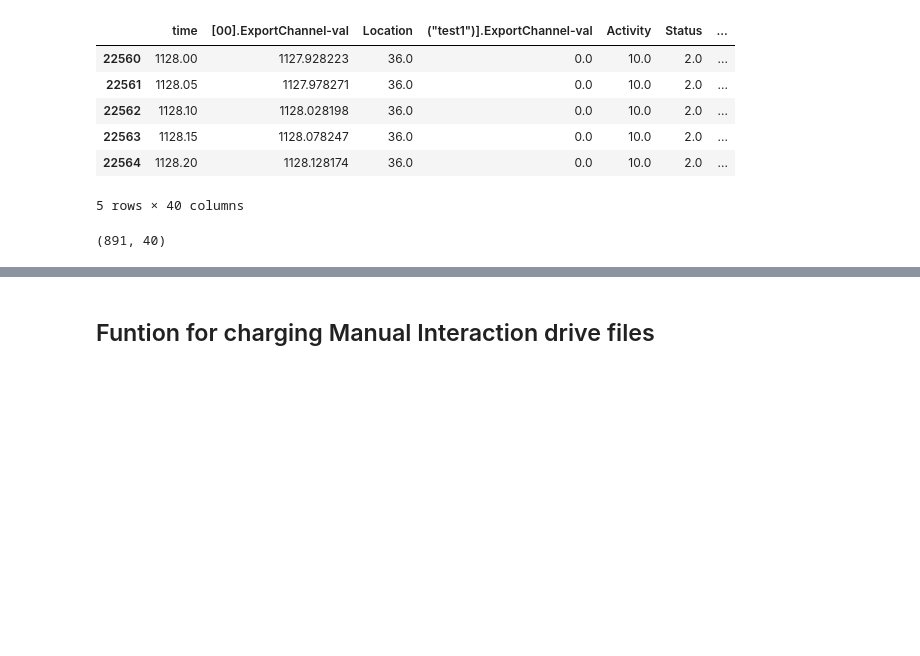
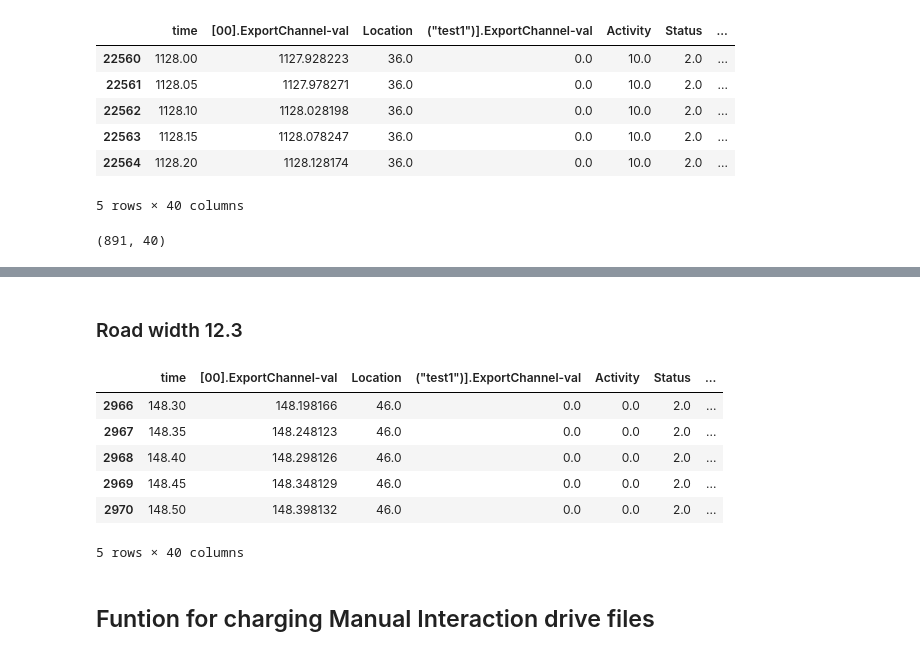
Before and after one commit to laonate/queensland, a Jupyter notebook: Testing.ipynb, the cells around one changed output, grey strips where cells are left out. Cells and saved outputs as stored; diff of their text form; code cells hidden in the pictures; blank space fills up the shorter version.

```diff
--- a/Testing.ipynb
+++ b/Testing.ipynb
@@ -186,0 +192,7 @@ for dfw in df_list:
+# %%
+Printing3 = []
+i=1
+for df in RoadW91_list:
+    Printing33 = df.to_csv('Road91Base' + str(i) + '.txt', index = True)
+    i=i+1
+    Printing3.append(Printing33)
@@ -320,0 +352,19 @@ for dfw in CallFile:
+# %% [markdown]
+### Road width 12.3
+# %%
+RoadW121C_list = []
+
+for dfw2 in CallFile:
+    dfw2 = dfw2[dfw2['RoadWidth'] > 12.2]
+    dfw2 = dfw2[dfw2['RoadWidth'] < 12.4]
+    RoadW121C_list.append(dfw2)
+# %%
+RoadW121C_list[16].head()
+# %% [output]
+|  | time | [00].ExportChannel-val | Location | ("test1")].ExportChannel-val | Activity | Status | ... |
+| 2966 | 148.30 | 148.198166 | 46.0 | 0.0 | 0.0 | 2.0 | ... |
+| 2967 | 148.35 | 148.248123 | 46.0 | 0.0 | 0.0 | 2.0 | ... |
+| 2968 | 148.40 | 148.298126 | 46.0 | 0.0 | 0.0 | 2.0 | ... |
+| 2969 | 148.45 | 148.348129 | 46.0 | 0.0 | 0.0 | 2.0 | ... |
+| 2970 | 148.50 | 148.398132 | 46.0 | 0.0 | 0.0 | 2.0 | ... |
+5 rows × 40 columns
```
Also changed, not shown: parts of 60 cells of this notebook.
